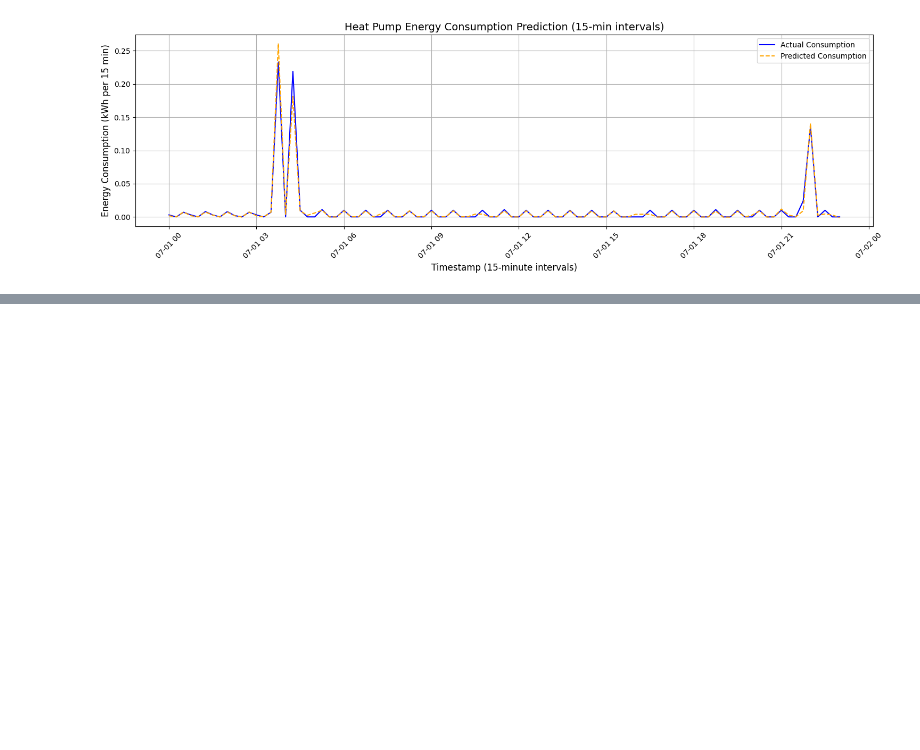
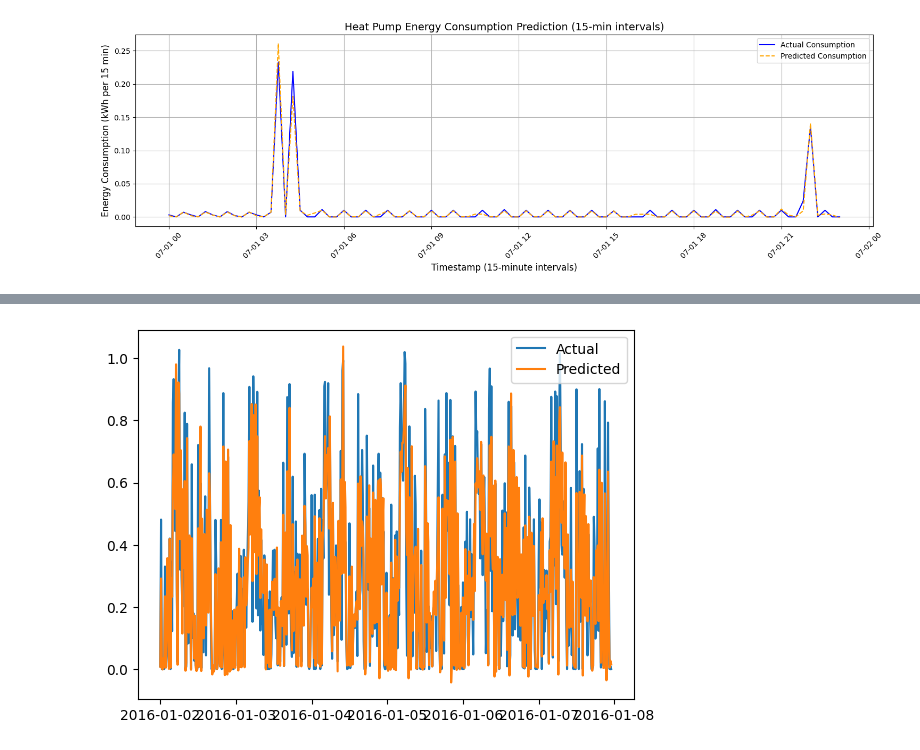
Before and after one commit to roushansr/Energy_Management, a Jupyter notebook: Code_Medium.ipynb, the cells around one changed output, grey strips where cells are left out. Cells and saved outputs as stored; diff of their text form; code cells hidden in the pictures; blank space fills up the shorter version.

```diff
--- a/Code_Medium.ipynb
+++ b/Code_Medium.ipynb
@@ -1236,0 +1283,5 @@ plt.show()
+# %%
+# Merge appliance data with weather data on index
+df_2016_week = df_appliance_2016.merge(df_weather_15min, left_index=True, right_index=True, how='inner')
+
+print("Merged data shape for Jan 2016 week:", df_2016_week.shape)
@@ -1236,0 +1397,7 @@ plt.show()
+# %%
+plt.plot(y_test.index, y_test, label="Actual")
+plt.plot(y_test.index, y_pred, label="Predicted")
+plt.legend()
+plt.show()
+# %% [output]
+[figure, added]
```
Also changed, not shown: parts of 11 cells of this notebook.
